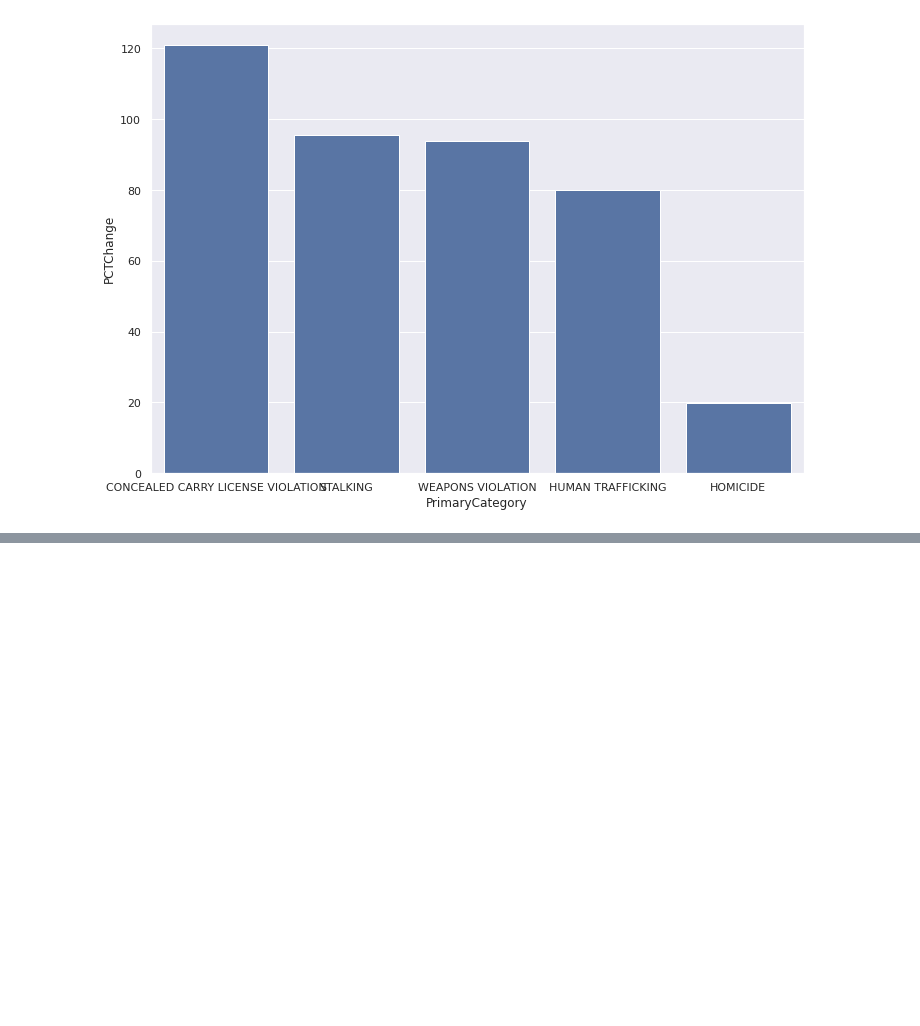
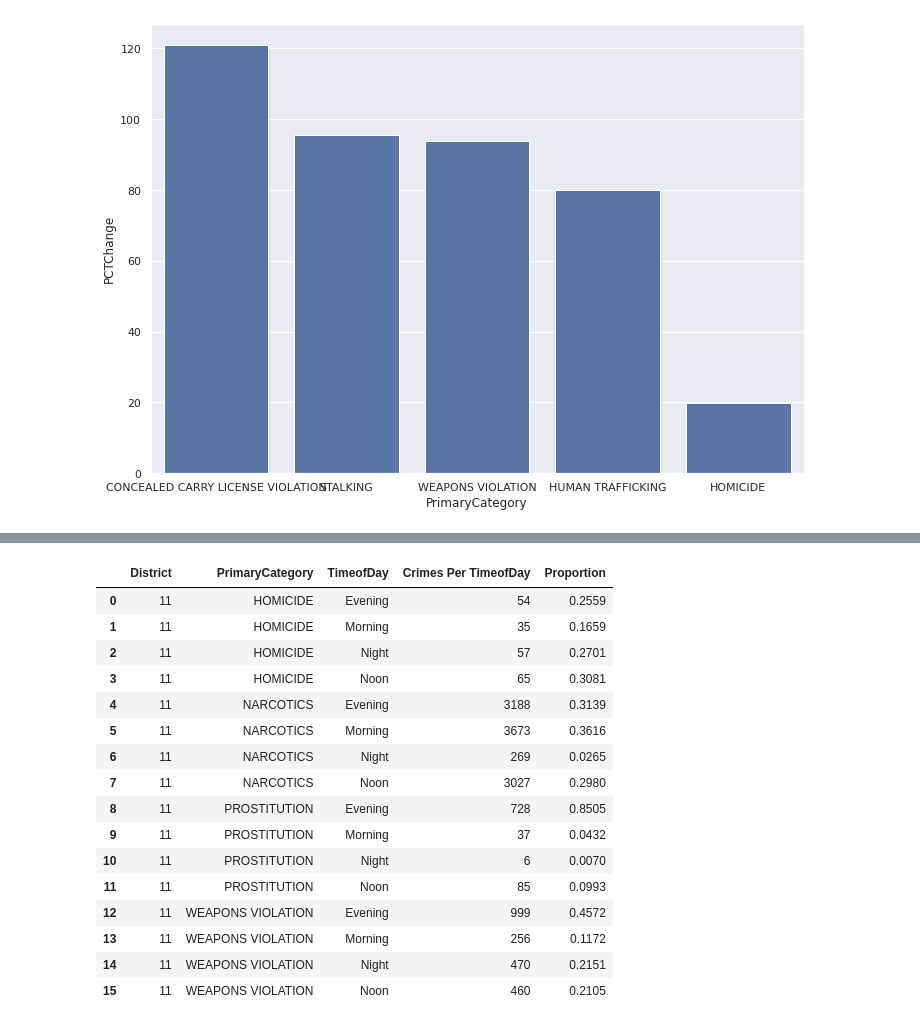
Before and after one commit to AngeloBarisano/data_management_and_ethics, a Jupyter notebook: Code/viz_file.ipynb, the cells around one changed output, grey strips where cells are left out. Cells and saved outputs as stored; diff of their text form; code cells hidden in the pictures; blank space fills up the shorter version.

```diff
--- a/Code/viz_file.ipynb
+++ b/Code/viz_file.ipynb
@@ -129,0 +178,35 @@ plt.savefig("q1_part3b.png")
+# %%
+q3 = """
+SELECT ct.PrimaryCategory, vct.TimeofDay, COUNT(*) AS "Crimes Per TimeofDay", ROUND(CAST(COUNT(*) AS REAL) / SUM(COUNT(*)) OVER(PARTITION BY ct.PrimaryCategory), 4) AS Proportion
+FROM
+view_convenient_time as vct
+	JOIN CrimeType as ct ON vct.IUCR == ct.IUCR
+		JOIN CriminalCase as cc ON cc.CrimeID == vct.CrimeID
+			JOIN Location as l ON l.beat == cc.beat
+WHERE ct.PrimaryCategory in ('HOMICIDE', 'PROSTITUTION', 'WEAPONS VIOLATION', 'NARCOTICS')
+	AND l.district == '11'
+GROUP BY ct.PrimaryCategory, vct.TimeofDay
+;
+"""
+
+df_q3 = pd.read_sql_query(q3, con)
+# %%
+df_q3
+# %% [output]
+|  | District | PrimaryCategory | TimeofDay | Crimes Per TimeofDay | Proportion |
+| 0 | 11 | HOMICIDE | Evening | 54 | 0.2559 |
+| 1 | 11 | HOMICIDE | Morning | 35 | 0.1659 |
+| 2 | 11 | HOMICIDE | Night | 57 | 0.2701 |
+| 3 | 11 | HOMICIDE | Noon | 65 | 0.3081 |
+| 4 | 11 | NARCOTICS | Evening | 3188 | 0.3139 |
+| 5 | 11 | NARCOTICS | Morning | 3673 | 0.3616 |
+| 6 | 11 | NARCOTICS | Night | 269 | 0.0265 |
+| 7 | 11 | NARCOTICS | Noon | 3027 | 0.2980 |
+| 8 | 11 | PROSTITUTION | Evening | 728 | 0.8505 |
+| 9 | 11 | PROSTITUTION | Morning | 37 | 0.0432 |
+| 10 | 11 | PROSTITUTION | Night | 6 | 0.0070 |
+| 11 | 11 | PROSTITUTION | Noon | 85 | 0.0993 |
+| 12 | 11 | WEAPONS VIOLATION | Evening | 999 | 0.4572 |
+| 13 | 11 | WEAPONS VIOLATION | Morning | 256 | 0.1172 |
+| 14 | 11 | WEAPONS VIOLATION | Night | 470 | 0.2151 |
+| 15 | 11 | WEAPONS VIOLATION | Noon | 460 | 0.2105 |
```
Also changed, not shown: parts of 6 cells of this notebook, 17 other files.
